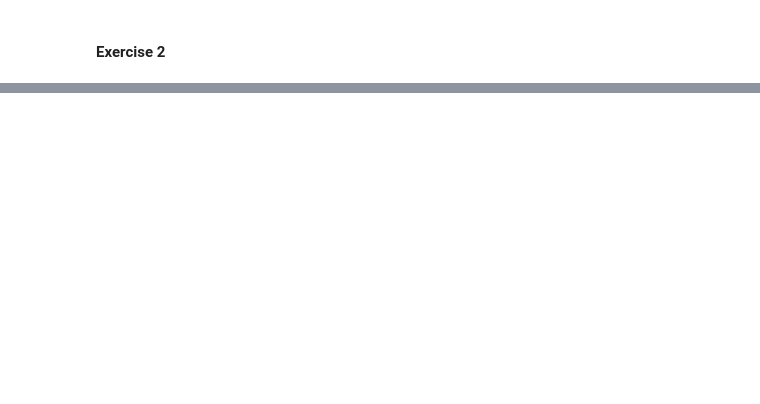
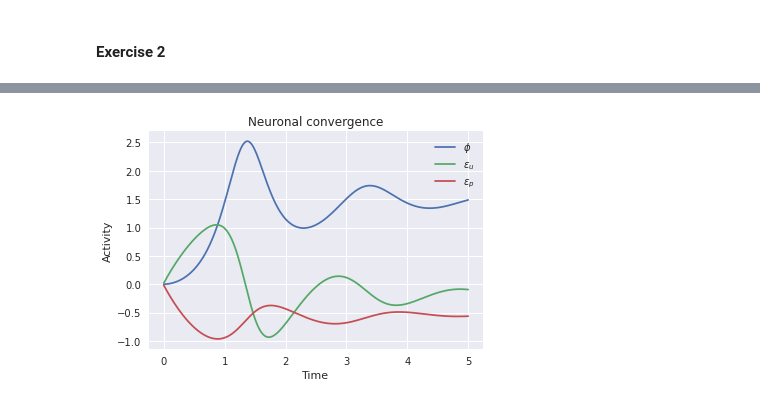
Before and after one commit to ImAKappa/activeinference, a Jupyter notebook: 01_bogacz.ipynb, the cells around one changed output, grey strips where cells are left out. Saved outputs shown, nothing was run; the diff lists cells and outputs as text; code cells hidden in the pictures; blank space fills up the shorter version.

```diff
--- a/01_bogacz.ipynb
+++ b/01_bogacz.ipynb
@@ -162,0 +217,47 @@ plt.show()
+# %%
+#|export
+def exercise3():
+    prior_food_size = dict(avg=3, variance=1) # v_p and Sigma_p
+    estimated_light_intensity = 2 # u
+    noisyness_of_estimate = 1 # Sigma_u
+    up = UpdateParams(
+        estimated_light_intensity,
+        noisyness_of_estimate,
+        prior_food_size['avg'],
+        prior_food_size['variance'],
+    )
+
+    total_time = 5
+    delta_time = 0.01
+    time_series = np.linspace(0, total_time, num=int(int(total_time / delta_time)))
+    guesses = np.zeros(len(time_series))
+
+    initial_guess = prior_food_size['avg'] # phi
+    guesses[0] = initial_guess
+
+    error_prior = np.zeros(len(time_series))
+    error_prior[0] = 0 # epsilon_p
+    error_light_estimate = np.zeros(len(time_series))
+    error_light_estimate[0] = 0 # epsilon_u
+
+    g_prime = lambda v: 2*v
+
+    for i, time in enumerate(time_series):
+        guesses[i] = guesses[i-1] + delta_time * (error_light_estimate[i-1] * g_prime(guesses[i-1]) - error_prior[i-1])
+        error_prior[i] = error_prior[i-1] + delta_time * (guesses[i-1] - up.estimate - up.estimate_noise * error_prior[i-1])
+        error_light_estimate[i] = error_light_estimate[i-1] + delta_time * (up.estimate - guesses[i-1]**2 - up.estimate_noise * error_light_estimate[i-1])
+    return time_series, guesses, error_light_estimate, error_prior
+# %%
+UpdateParams = namedtuple('UpdateParams', 'estimate estimate_noise prior prior_noise')
+time_series, guesses, error_light_estimate, error_prior = exercise3()
+fig, ax = plt.subplots(1, 1)
+ax.plot(time_series, guesses, label='$\phi$')
+ax.plot(time_series, error_light_estimate, label='$\epsilon_u$')
+ax.plot(time_series, error_prior, label='$\epsilon_p$')
+ax.set_xlabel('Time')
+ax.set_ylabel('Activity')
+ax.set_title('Neuronal convergence')
+plt.legend()
+plt.show()
+# %% [output]
+[figure, added]
```
Also changed, not shown: parts of 9 cells of this notebook, 2 other files.
